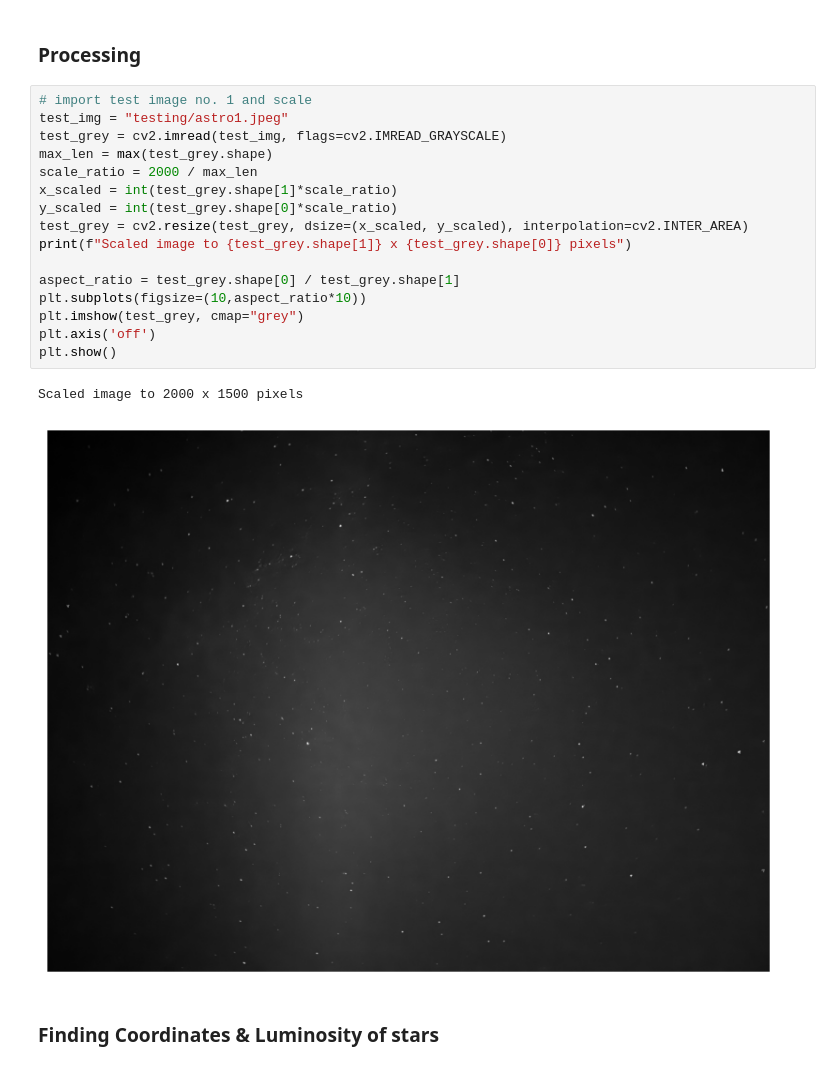
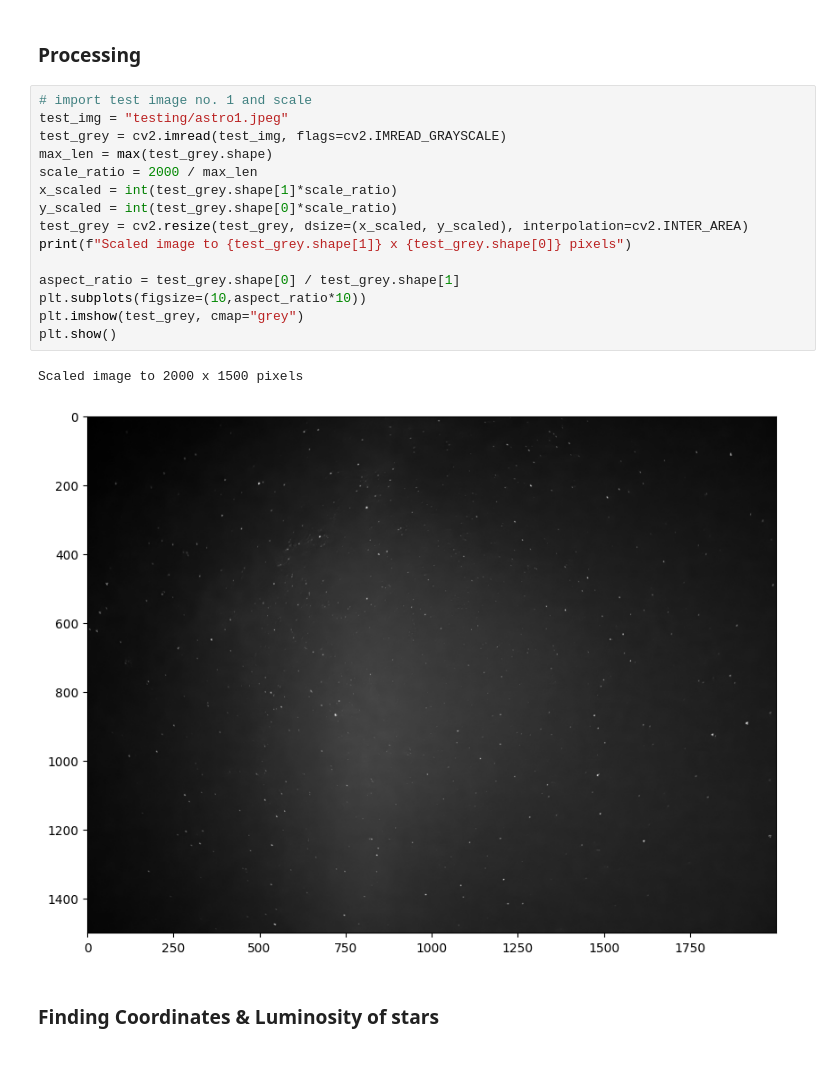
Before and after one commit to emilycardwell/find-my-star, a Jupyter notebook: testing.ipynb, the cells around one changed output. Drawn from its saved outputs; the diff is of its cells as text.

```diff
--- a/testing.ipynb
+++ b/testing.ipynb
@@ -199,22 +207,21 @@ plt.show()
 # %%
 # import test image no. 1 and scale
 test_img = "testing/astro1.jpeg"
 test_grey = cv2.imread(test_img, flags=cv2.IMREAD_GRAYSCALE)
 max_len = max(test_grey.shape)
 scale_ratio = 2000 / max_len
 x_scaled = int(test_grey.shape[1]*scale_ratio)
 y_scaled = int(test_grey.shape[0]*scale_ratio)
 test_grey = cv2.resize(test_grey, dsize=(x_scaled, y_scaled), interpolation=cv2.INTER_AREA)
 print(f"Scaled image to {test_grey.shape[1]} x {test_grey.shape[0]} pixels")
 
 aspect_ratio = test_grey.shape[0] / test_grey.shape[1]
 plt.subplots(figsize=(10,aspect_ratio*10))
 plt.imshow(test_grey, cmap="grey")
-plt.axis('off')
 plt.show()
 # %% [output]
 Scaled image to 2000 x 1500 pixels
-[figure, old version]
+[figure, new version]
 # %% [markdown]
 ### Finding Coordinates & Luminosity of stars
 # %%
```
Also changed, not shown: parts of 17 cells of this notebook.
